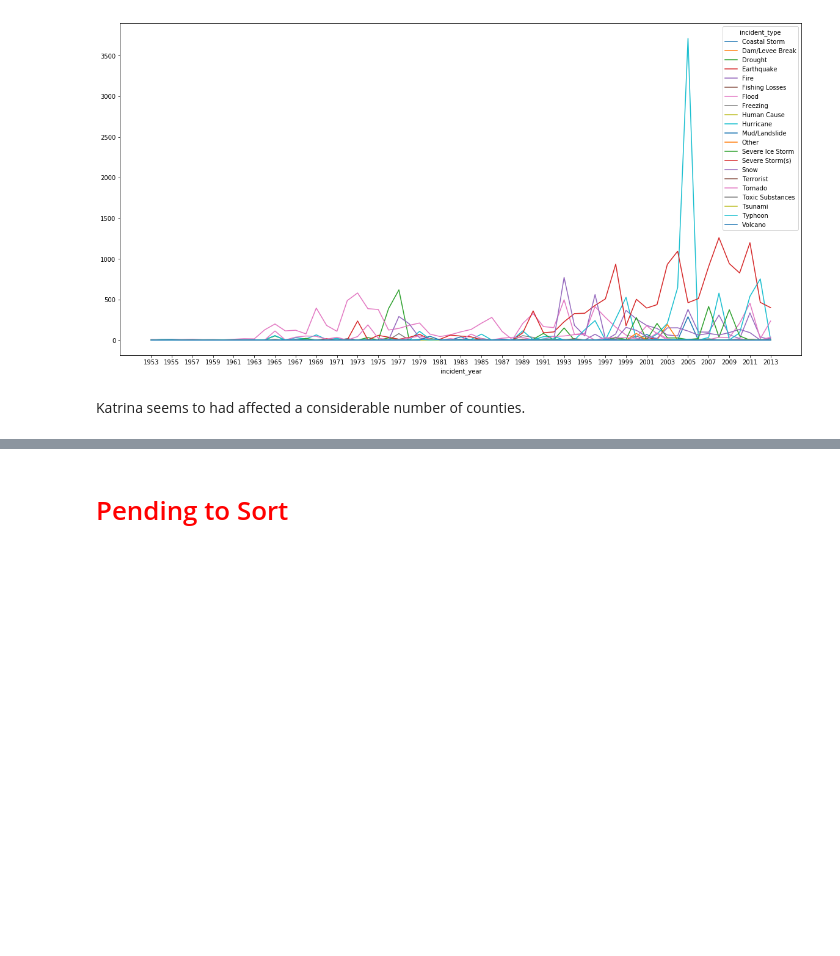
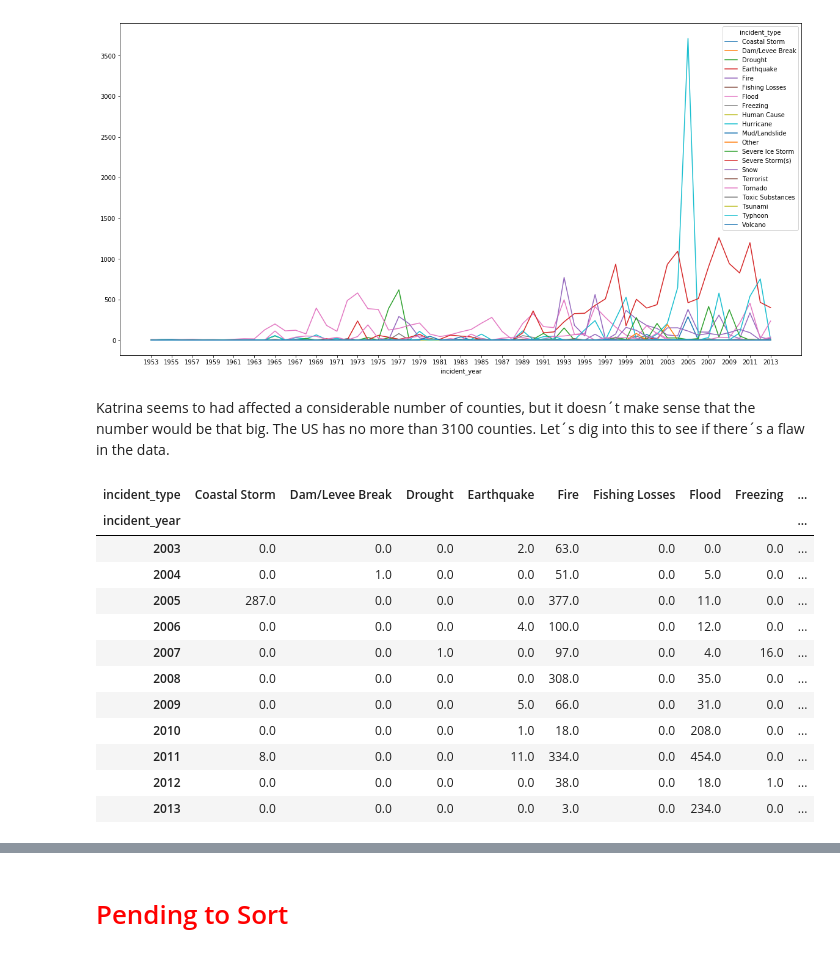
Before and after one commit to Bollack/analytics-disaster-project, a Jupyter notebook: General_Analysis.ipynb, the cells around one changed output, grey strips where cells are left out. Saved outputs shown, nothing was run; the diff lists cells and outputs as text; code cells hidden in the pictures; blank space fills up the shorter version.

Commit message:
Explanation of number of counties affected by hurricanes in 2005

```diff
--- a/General_Analysis.ipynb
+++ b/General_Analysis.ipynb
@@ -404,5 +404,21 @@ disasterCountiesAffectedPerYear.plot(xticks=range(1953, 2014, 2), figsize=(20,10
 # %% [output]
 <matplotlib.axes._subplots.AxesSubplot at 0x...>
 [figure]
-# %% [markdown]
-Katrina seems to had affected a considerable number of counties.
+# %% [markdown]
+Katrina seems to had affected a considerable number of counties, but it doesn´t make sense that the number would be that big. The US has no more than 3100 counties. Let´s dig into this to see if there´s a flaw in the data.
+# %%
+disasterCountiesAffectedPerYear[disasterCountiesAffectedPerYear.index > 2002]
+# %% [output]
+| incident_type | Coastal Storm | Dam/Levee Break | Drought | Earthquake | Fire | Fishing Losses | Flood | Freezing | ... |
+| incident_year |  |  |  |  |  |  |  |  | ... |
+| 2003 | 0.0 | 0.0 | 0.0 | 2.0 | 63.0 | 0.0 | 0.0 | 0.0 | ... |
+| 2004 | 0.0 | 1.0 | 0.0 | 0.0 | 51.0 | 0.0 | 5.0 | 0.0 | ... |
+| 2005 | 287.0 | 0.0 | 0.0 | 0.0 | 377.0 | 0.0 | 11.0 | 0.0 | ... |
+| 2006 | 0.0 | 0.0 | 0.0 | 4.0 | 100.0 | 0.0 | 12.0 | 0.0 | ... |
+| 2007 | 0.0 | 0.0 | 1.0 | 0.0 | 97.0 | 0.0 | 4.0 | 16.0 | ... |
+| 2008 | 0.0 | 0.0 | 0.0 | 0.0 | 308.0 | 0.0 | 35.0 | 0.0 | ... |
+| 2009 | 0.0 | 0.0 | 0.0 | 5.0 | 66.0 | 0.0 | 31.0 | 0.0 | ... |
+| 2010 | 0.0 | 0.0 | 0.0 | 1.0 | 18.0 | 0.0 | 208.0 | 0.0 | ... |
+| 2011 | 8.0 | 0.0 | 0.0 | 11.0 | 334.0 | 0.0 | 454.0 | 0.0 | ... |
+| 2012 | 0.0 | 0.0 | 0.0 | 0.0 | 38.0 | 0.0 | 18.0 | 1.0 | ... |
+| 2013 | 0.0 | 0.0 | 0.0 | 0.0 | 3.0 | 0.0 | 234.0 | 0.0 | ... |
```
Also changed, not shown: parts of 5 cells of this notebook.
